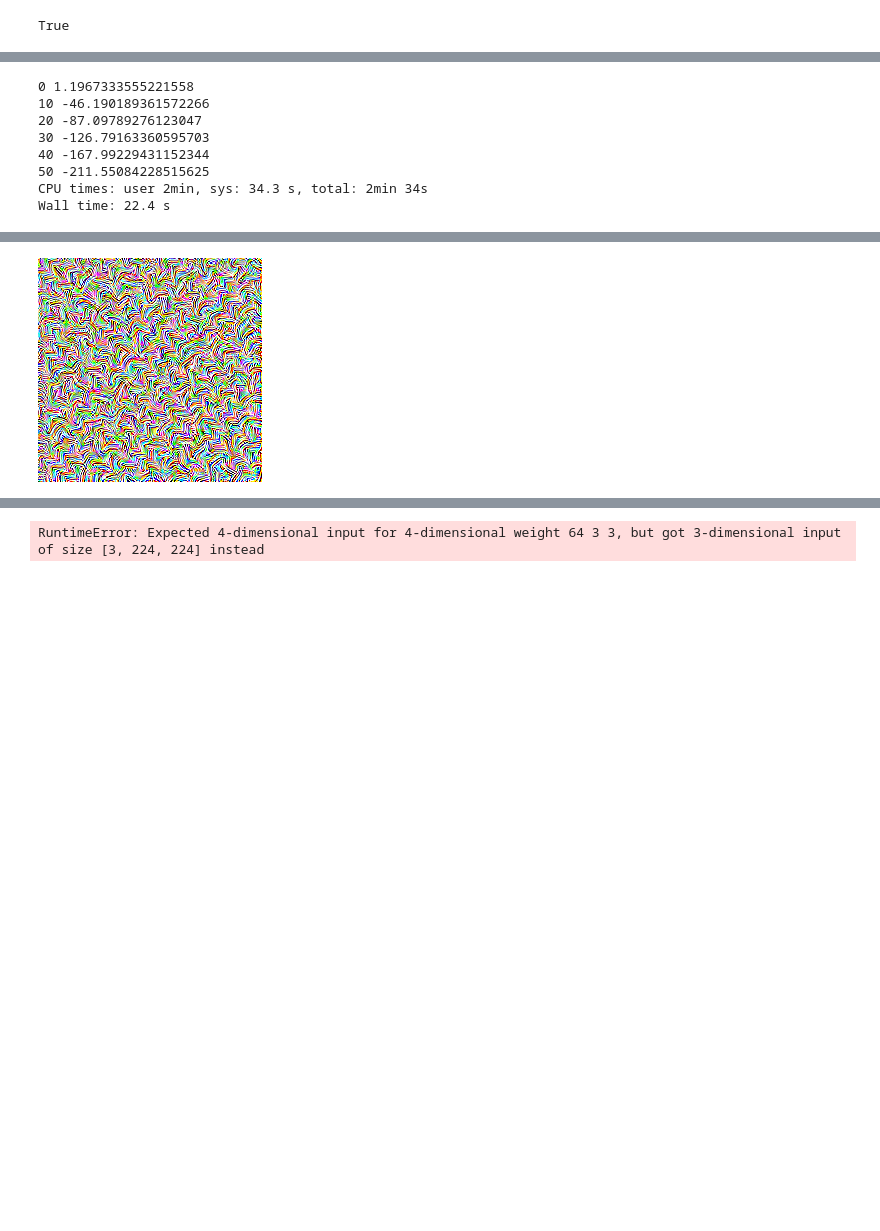
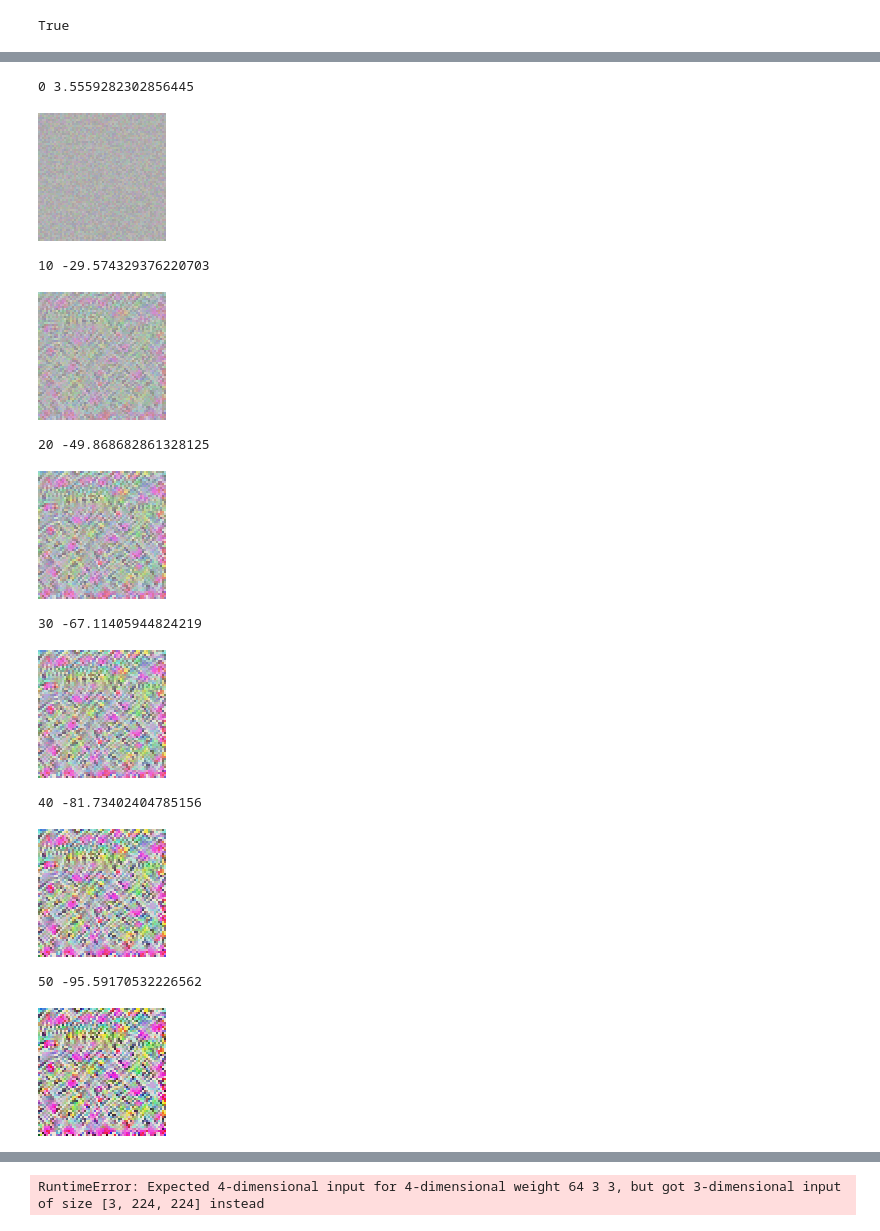
Before and after one commit to ttumiel/interpret, a Jupyter notebook: Neuron-Activations.ipynb, the cells around one changed output, grey strips where cells are left out. Saved outputs shown, nothing was run; the diff lists cells and outputs as text; code cells hidden in the pictures; blank space fills up the shorter version.

```diff
--- a/Neuron-Activations.ipynb
+++ b/Neuron-Activations.ipynb
@@ -85,9 +115,19 @@ denorm(im)
 ITERS = 60
 
 input_img = random_im()
-optim = torch.optim.Adam([input_img], lr=0.1, weight_decay=1e-6)
+optim = torch.optim.Adam([input_img], lr=0.05, weight_decay=1e-6)
 denorm(input_img)
 # %% [output]
 [figure]
-# %%
-optim = torch.optim.Adam([input_img], lr=0.1, weight_decay=1e-6)
+# %%
+import torchvision
+from src.transforms import Blur
+
+tfms = torchvision.transforms.Compose([
+    torchvision.transforms.RandomApply([Blur(2)], p=0.5),
+#     torchvision.transforms.ToPILImage(),
+#     torchvision.transforms.RandomRotation(10),
+#     torchvision.transforms.ColorJitter(brightness=0.1, contrast=0.1, saturation=0.1, hue=0.1),
+# #     torchvision.transforms.Pad(2, padding_mode='reflect'),
+#     torchvision.transforms.ToTensor()
+])
@@ -94,28 +140,39 @@ optim = torch.optim.Adam([input_img], lr=0.1, weight_decay=1e-6)
+# %%
+def zoom(im, zoom=2):
+    return im.transform((int(im.size[0]*zoom), int(im.size[1]*zoom)), Image.EXTENT, (0, 0, im.size[0], im.size[1]))
 # %%
 %%time
+
+TRANSFORM = False
 
 for i in range(ITERS):
     model(input_img)
     model.loss.backward()
 
     if i % 10 == 0:
         print(i, model.loss.item())
+        display(zoom(denorm(input_img)))
+
+    if TRANSFORM and i % 6 == 0:
+        with torch.no_grad():
+            input_img = tfms(input_img)
+#         input_img = input_img.unsqueeze(0)
+        input_img.requires_grad_(True)
+
 
     optim.step()
     optim.zero_grad()
-
-#     if i% 5 == 0:
-#         with torch.no_grad():
-#             input_img = Blur(3)(input_img)
-#         input_img.requires_grad_(True)
-#     input_img.data.add_(-0.1, input_img.grad.data)
-#     model.zero_grad()
+    input_img.data.clamp_(-2,2)
 # %% [output]
-0 1.1967333555221558
-10 -46.190189361572266
-20 -87.09789276123047
-30 -126.79163360595703
-40 -167.99229431152344
-50 -211.55084228515625
-CPU times: user 2min, sys: 34.3 s, total: 2min 34s
-Wall time: 22.4 s
+0 3.5559282302856445
+[figure, added]
+10 -29.574329376220703
+[figure, added]
+20 -49.868682861328125
+[figure, added]
+30 -67.11405944824219
+[figure, added]
+40 -81.73402404785156
+[figure, added]
+50 -95.59170532226562
+[figure, added]
@@ -122,4 +180,0 @@ Wall time: 22.4 s
-# %%
-denorm(input_img)
-# %% [output]
-[figure, removed]
```
Also changed, not shown: parts of 13 cells of this notebook.
